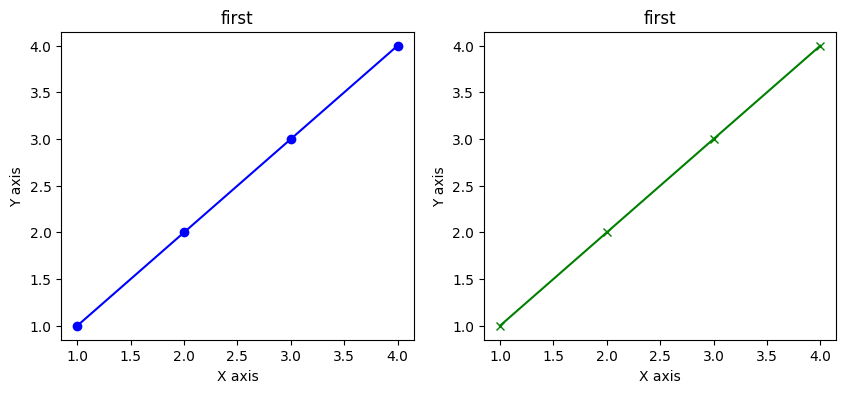
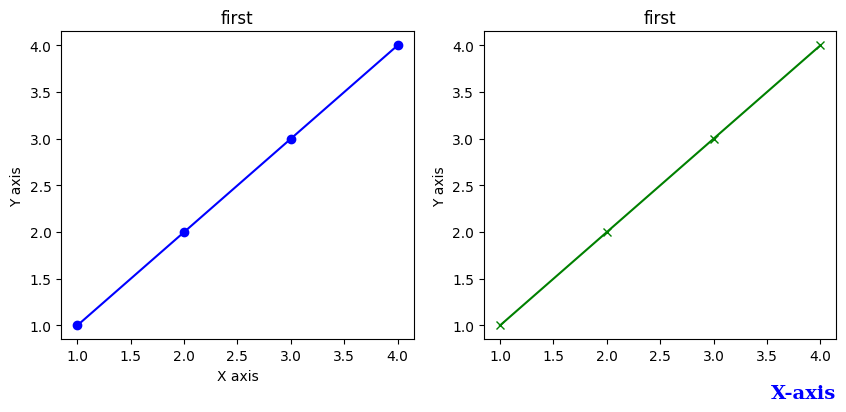
The notebook cell's code change between the first figure and the second:
--- before
+++ after
@@ -9,4 +9,4 @@
 ax[1].plot([1,2,3,4],[1,2,3,4],color="green",marker="x")
 ax[1].set_title("first")
-ax[1].set_xlabel("X axis")
+ax[1].set_xlabel('X-axis',loc="right",labelpad=15, fontdict={'family': 'serif', 'color': 'b', 'weight': 'bold', 'size': 14})
 ax[1].set_ylabel("Y axis")

Commit: commit